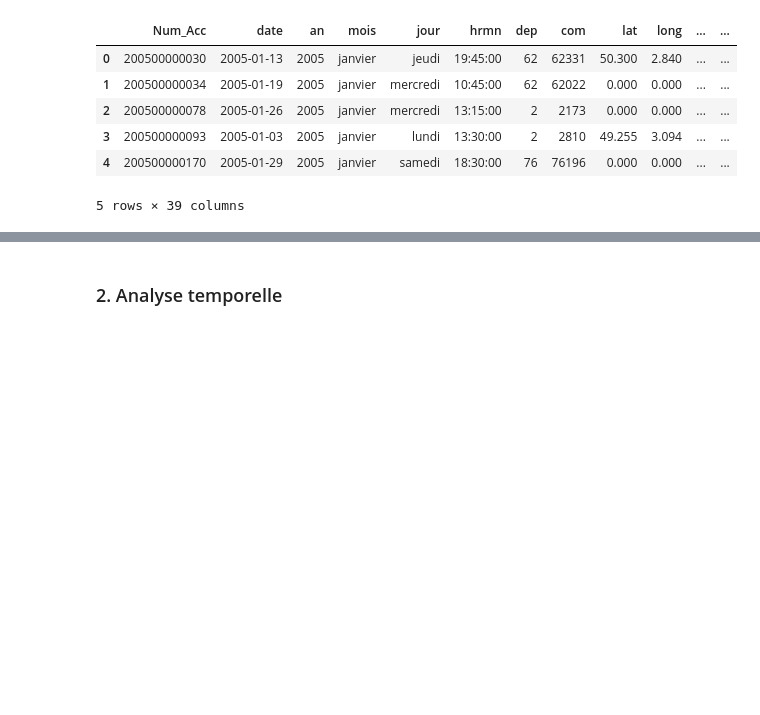
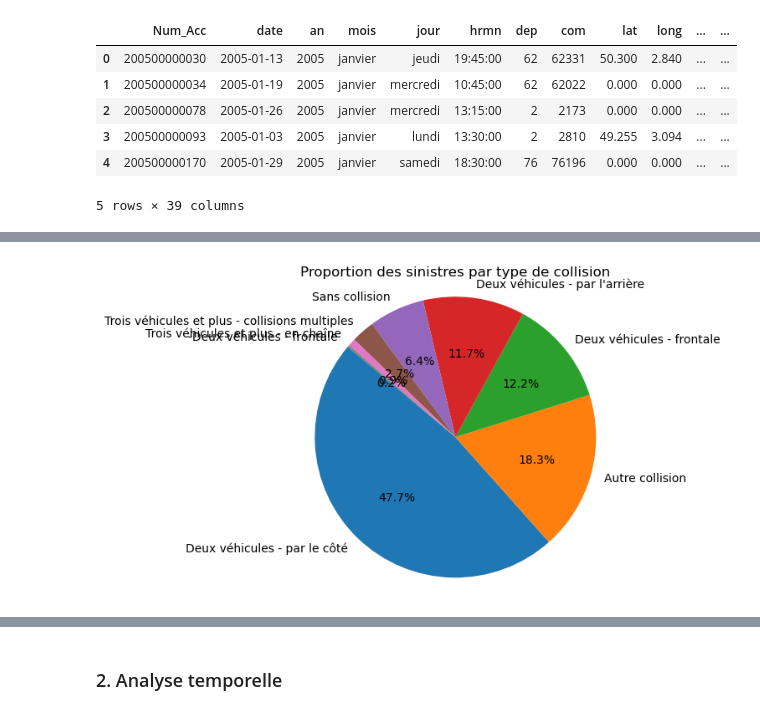
Before and after one commit to LeaBarreau/Data_visualisation, a Jupyter notebook: Notebook.ipynb, the cells around one changed output, grey strips where cells are left out. Drawn from its saved outputs; the diff is of its cells as text; code cells hidden in the pictures; blank space fills up the shorter version.

```diff
--- a/Notebook.ipynb
+++ b/Notebook.ipynb
@@ -119,0 +158,18 @@ data.head(5)
+# %%
+# Proportion de collision
+
+# Comptabiliser le nombre de lignes par modalité
+c_col = data['col'].value_counts()
+
+# Calcul des proportions
+p_col = (c_col / len(data['col'])) * 100
+
+# Création du graphique en secteurs
+plt.pie(p_col, labels=p_col.index, autopct='%1.1f%%', startangle=140)
+plt.title("Proportion des sinistres par type de collision")
+plt.axis('equal')
+
+# Afficher le graphique
+plt.show()
+# %% [output]
+[figure, added]
```
Also changed, not shown: parts of 18 cells of this notebook, 1 other file.
